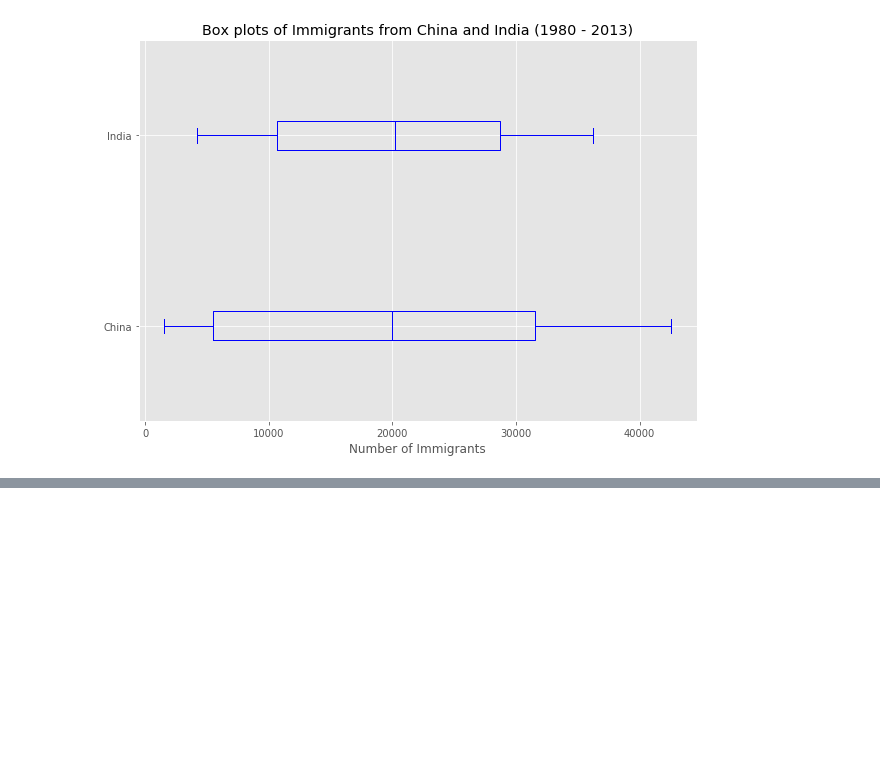
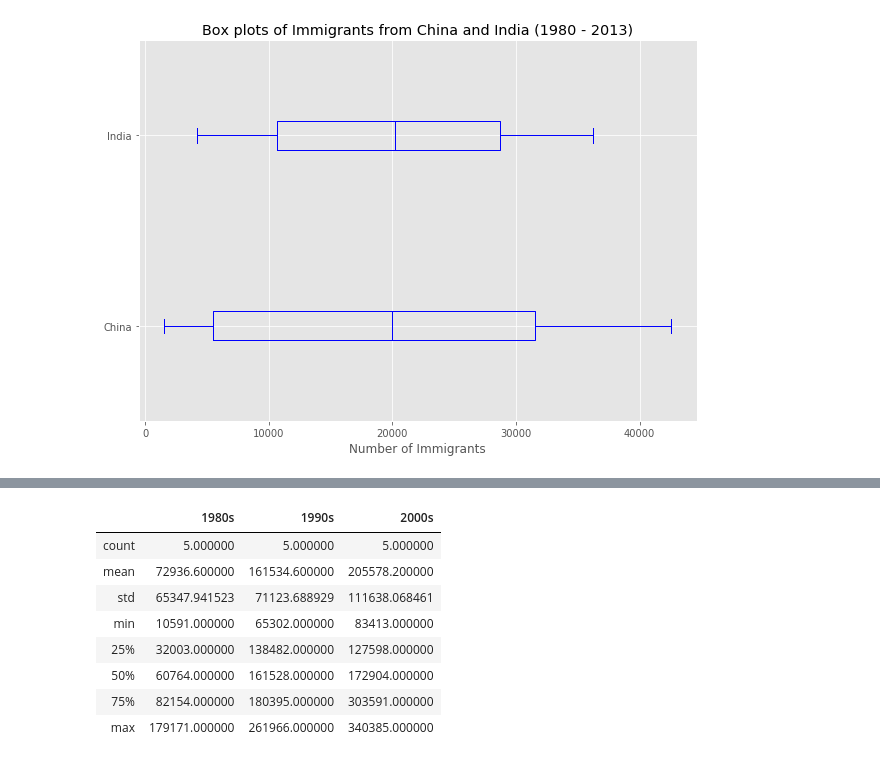
Before and after one commit to ghaffaru/immigration-data-analytics, a Jupyter notebook: plots/pie_box_scatter.ipynb, the cells around one changed output, grey strips where cells are left out. Cells and saved outputs as stored; diff of their text form; code cells hidden in the pictures; blank space fills up the shorter version.

```diff
--- a/plots/pie_box_scatter.ipynb
+++ b/plots/pie_box_scatter.ipynb
@@ -166,0 +176,14 @@ Text(0,0.5,'Countries')
+# %%
+df_top15 = df_can.sort_values(['Total'], ascending=False, axis=0).head()
+
+years_80s = list(map(str, range(1980, 1990)))
+years_90s = list(map(str, range(1990, 2000)))
+years_00s = list(map(str, range(2000, 2010)))
+
+df_80s = df_top15.loc[:, years_80s].sum(axis=1)
+df_90s = df_top15.loc[:, years_90s].sum(axis=1)
+df_00s = df_top15.loc[:, years_00s].sum(axis=1)
+
+new_df = pd.DataFrame({'1980s': df_80s, '1990s': df_90s, '2000s':df_00s})
+
+new_df.head()
@@ -166,0 +198,12 @@ Text(0,0.5,'Countries')
+# %%
+new_df.describe()
+# %% [output]
+|  | 1980s | 1990s | 2000s |
+| count | 5.000000 | 5.000000 | 5.000000 |
+| mean | 72936.600000 | 161534.600000 | 205578.200000 |
+| std | 65347.941523 | 71123.688929 | 111638.068461 |
+| min | 10591.000000 | 65302.000000 | 83413.000000 |
+| 25% | 32003.000000 | 138482.000000 | 127598.000000 |
+| 50% | 60764.000000 | 161528.000000 | 172904.000000 |
+| 75% | 82154.000000 | 180395.000000 | 303591.000000 |
+| max | 179171.000000 | 261966.000000 | 340385.000000 |
```
Also changed, not shown: parts of 4 cells of this notebook.
